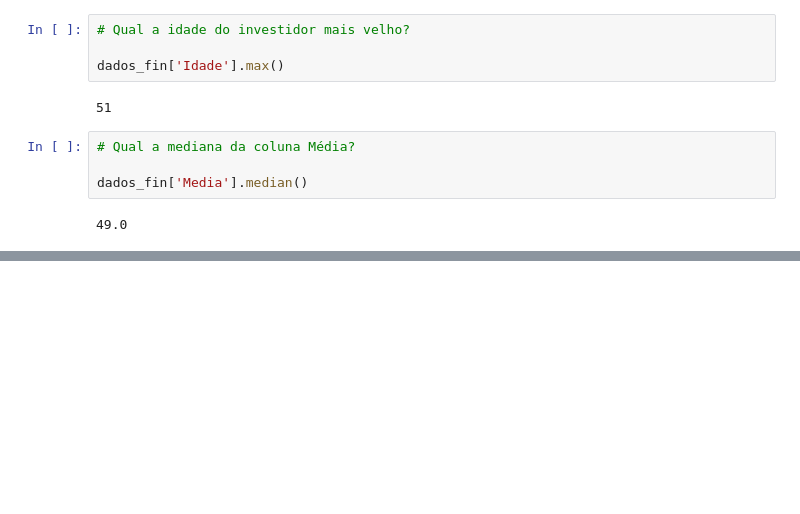
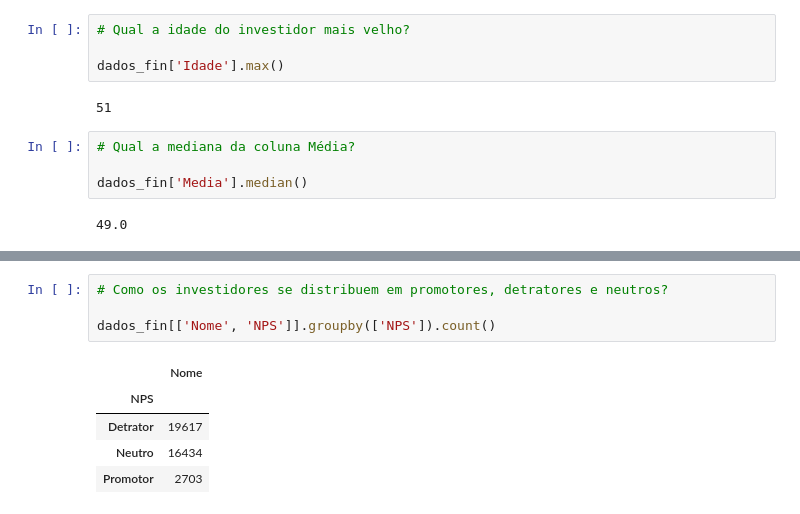
Before and after one commit to Liz03Oliver/analise_exploratoria_dados_financeiros, a Jupyter notebook: analise.ipynb, the cells around one changed output, grey strips where cells are left out. Cells and saved outputs as stored; diff of their text form; blank space fills up the shorter version.

```diff
--- a/analise.ipynb
+++ b/analise.ipynb
@@ -855,0 +889,10 @@ dados_fin['Media'].median()
+# %%
+# Como os investidores se distribuem em promotores, detratores e neutros?
+
+dados_fin[['Nome', 'NPS']].groupby(['NPS']).count()
+# %% [output]
+|  | Nome |
+| NPS |  |
+| Detrator | 19617 |
+| Neutro | 16434 |
+| Promotor | 2703 |
```
Also changed, not shown: parts of 11 cells of this notebook.
